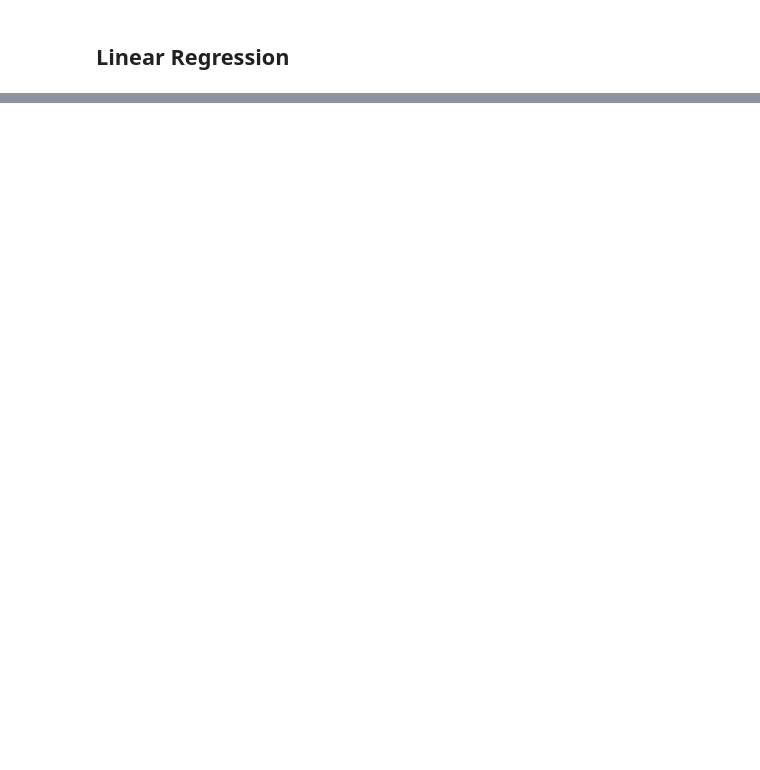
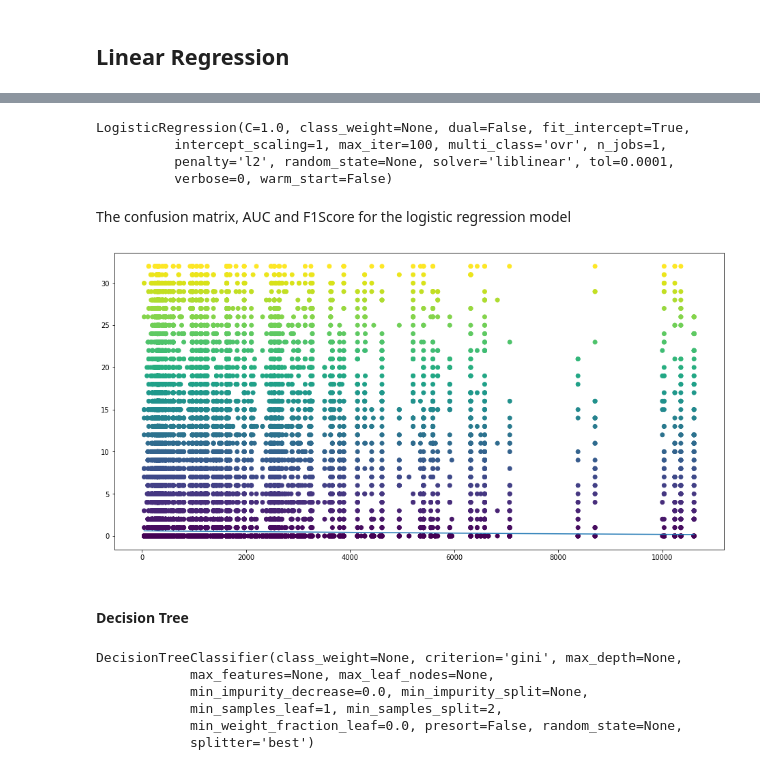
Before and after one commit to arikunco/iykra-dsa-bootcamp, a Jupyter notebook: practice_cases/Practice Case 04 - Predicting Flight Delays.ipynb, the cells around one changed output, grey strips where cells are left out. Saved outputs shown, nothing was run; the diff lists cells and outputs as text; code cells hidden in the pictures; blank space fills up the shorter version.

```diff
--- a/practice_cases/Practice Case 04 - Predicting Flight Delays.ipynb
+++ b/practice_cases/Practice Case 04 - Predicting Flight Delays.ipynb
@@ -400,0 +457,13 @@ plt.show()
+# %%
+X = df["distance"].values.reshape(-1,1)
+y = df["flag_delay"].values.reshape(-1,1)
+# %%
+X_train, X_val, y_train, y_val = train_test_split(X, y, random_state=42)
+# %%
+lr = LogisticRegression()
+lr.fit(X_train, y_train)
+# %% [output]
+LogisticRegression(C=1.0, class_weight=None, dual=False, fit_intercept=True,
+          intercept_scaling=1, max_iter=100, multi_class='ovr', n_jobs=1,
+          penalty='l2', random_state=None, solver='liblinear', tol=0.0001,
+          verbose=0, warm_start=False)
@@ -400,0 +472,2 @@ plt.show()
+# %% [markdown]
+The confusion matrix, AUC and F1Score for the logistic regression model
@@ -400,0 +478,16 @@ plt.show()
+# %%
+from scipy.special import expit
+
+df = pd.DataFrame({'X': X_val[:,0], 'y': y_val})
+df = df.sort_values(by='X')
+
+sigmoid_function = expit(df['X'] * lr.coef_[0][0] + lr.intercept_[0]).ravel()
+plt.figure(figsize=(16, 8))
+
+plt.plot(df['X'], sigmoid_function)
+plt.scatter(df['X'], df['y'], c=df['y'])
+plt.show()
+# %% [output]
+[figure, added]
+# %% [markdown]
+#### Decision Tree
@@ -400,0 +503,10 @@ plt.show()
+# %%
+dt = DecisionTreeClassifier()
+dt.fit(X_train, y_train)
+# %% [output]
+DecisionTreeClassifier(class_weight=None, criterion='gini', max_depth=None,
+            max_features=None, max_leaf_nodes=None,
+            min_impurity_decrease=0.0, min_impurity_split=None,
+            min_samples_leaf=1, min_samples_split=2,
+            min_weight_fraction_leaf=0.0, presort=False, random_state=None,
+            splitter='best')
```
Also changed, not shown: parts of 44 cells of this notebook.
